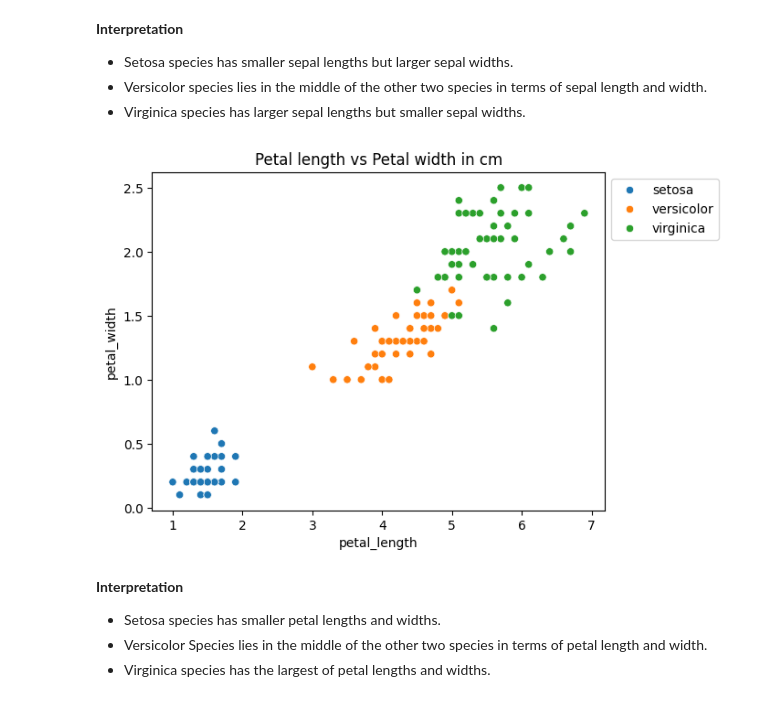
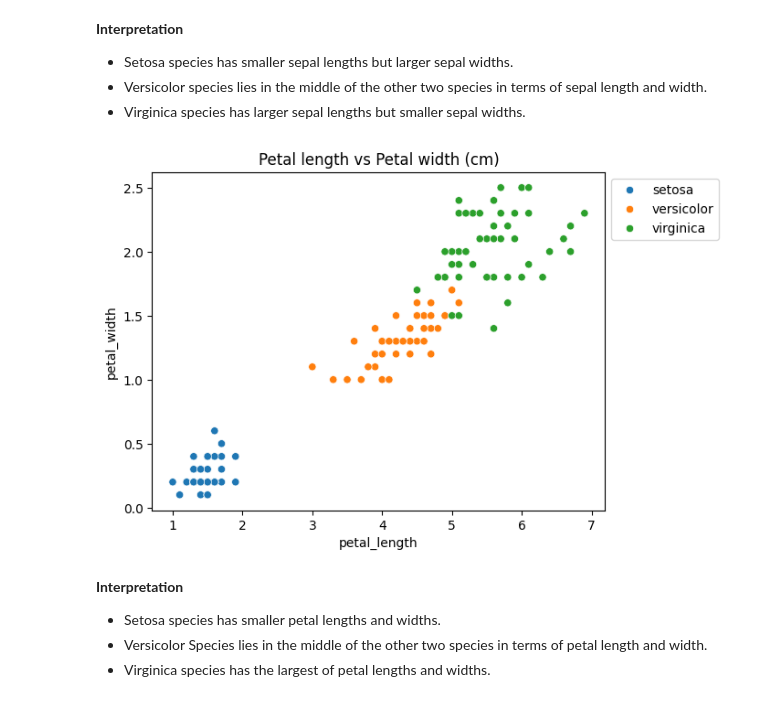
Before and after one commit to Dulyana-Silva/EDA-Iris-Dataset, a Jupyter notebook: Iris.ipynb, the cells around one changed output. Cells and saved outputs as stored; diff of their text form; code cells hidden in the pictures.

```diff
--- a/Iris.ipynb
+++ b/Iris.ipynb
@@ -128,11 +128,11 @@ plt.show()
 # %%
 #Comparing Patel Length and Patel Width
 sns.scatterplot(x = "petal_length", y= "petal_width", data= df, hue= "species")
 plt.legend(bbox_to_anchor=(1,1), loc=2)
-plt.title("Petal length vs Petal width in cm")
+plt.title("Petal length vs Petal width (cm)")
 plt.show()
 # %% [output]
-[figure, old version]
+[figure, new version]
 # %% [markdown]
 **Interpretation**
 
```
Also changed, not shown: parts of 6 cells of this notebook.
